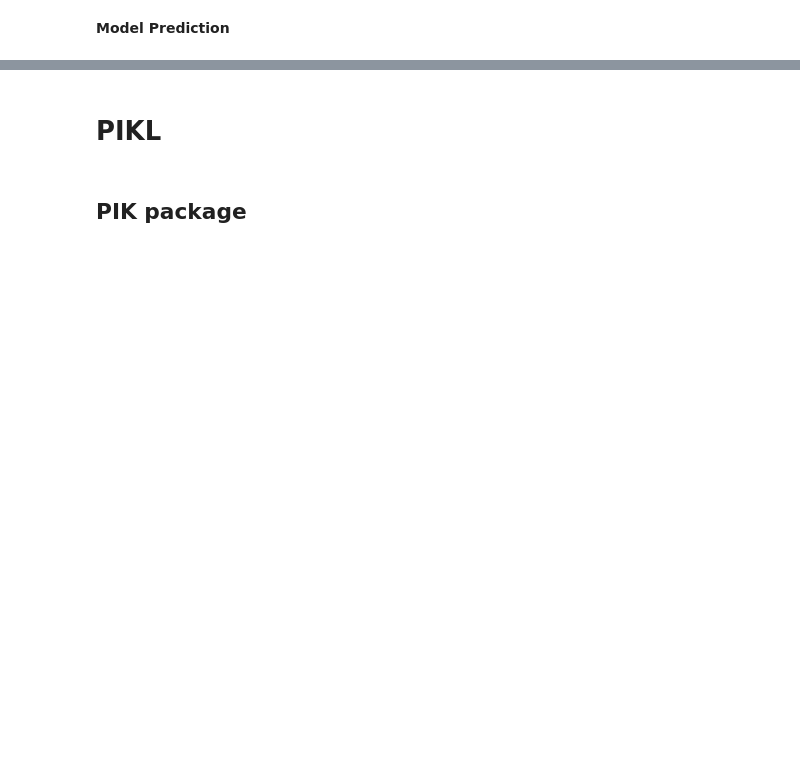
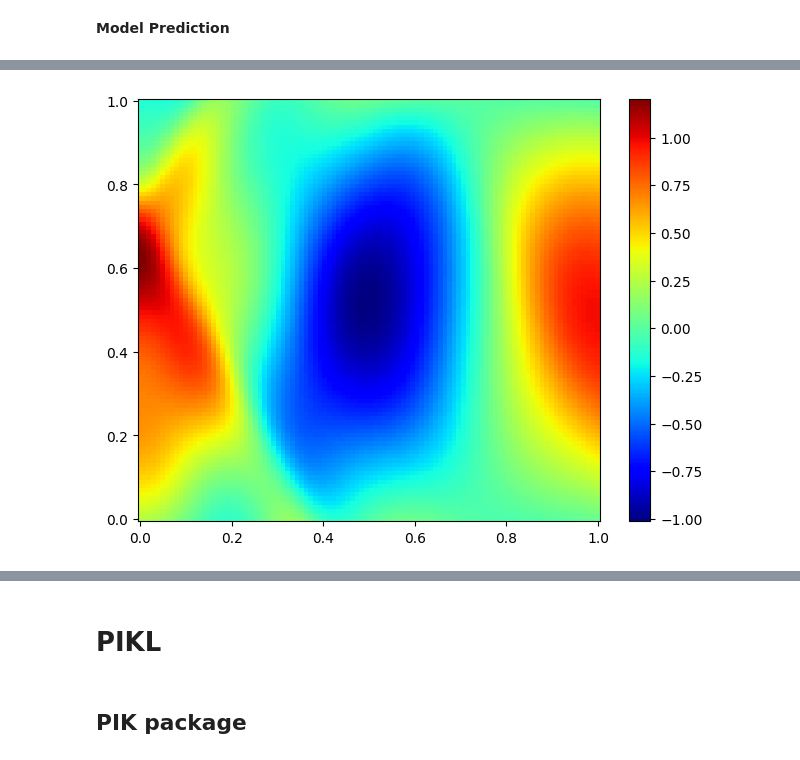
Before and after one commit to NathanDoumeche/numerical_PIML_kernel, a Jupyter notebook: 3-PIKs_experiment_Wave_equation.ipynb, the cells around one changed output, grey strips where cells are left out. Saved outputs shown, nothing was run; the diff lists cells and outputs as text; code cells hidden in the pictures; blank space fills up the shorter version.

```diff
--- a/3-PIKs_experiment_Wave_equation.ipynb
+++ b/3-PIKs_experiment_Wave_equation.ipynb
@@ -436,0 +467,8 @@ plt.show()
+# %%
+plt.pcolor(t, x, U_pred, cmap='jet')
+plt.colorbar()
+plt.tight_layout()
+
+plt.savefig('pinns.pdf', bbox_inches='tight')
+# %% [output]
+[figure, added]
```
Also changed, not shown: parts of 17 cells of this notebook.
